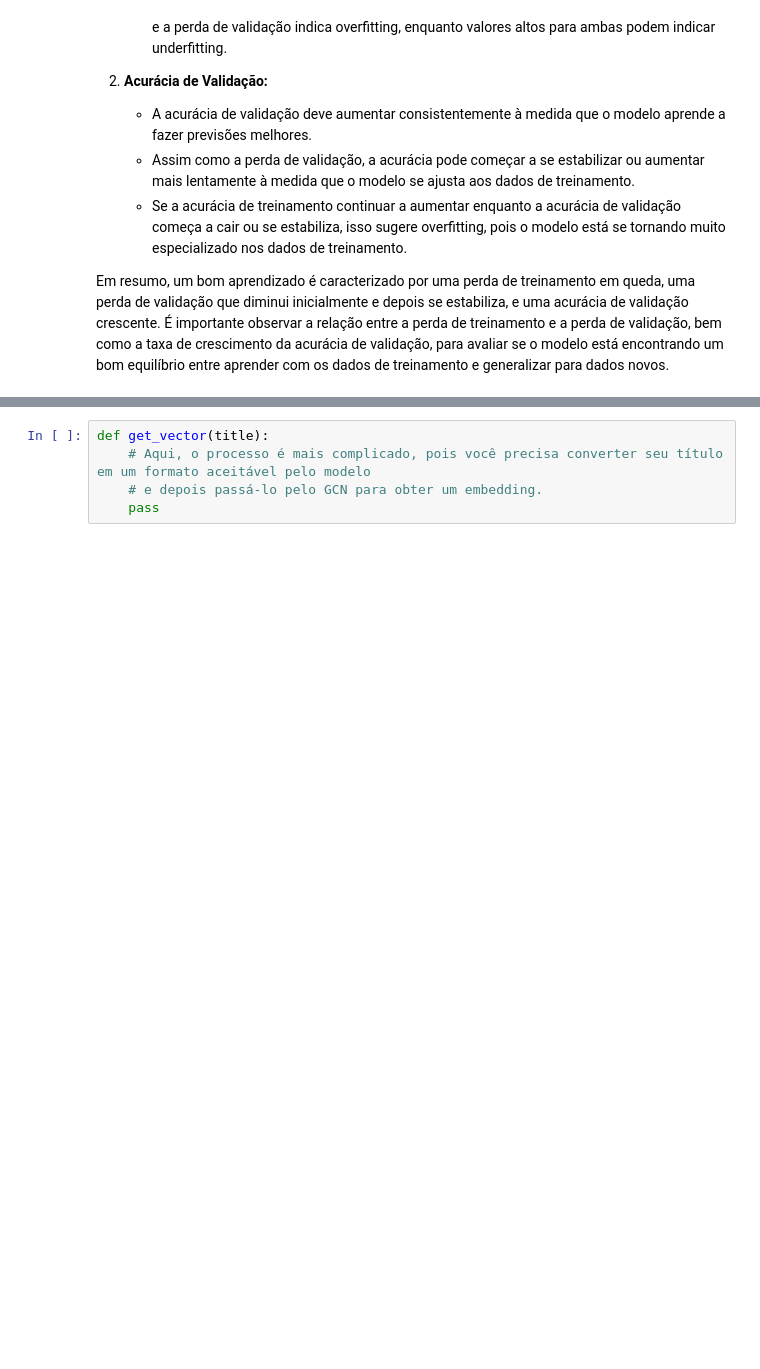
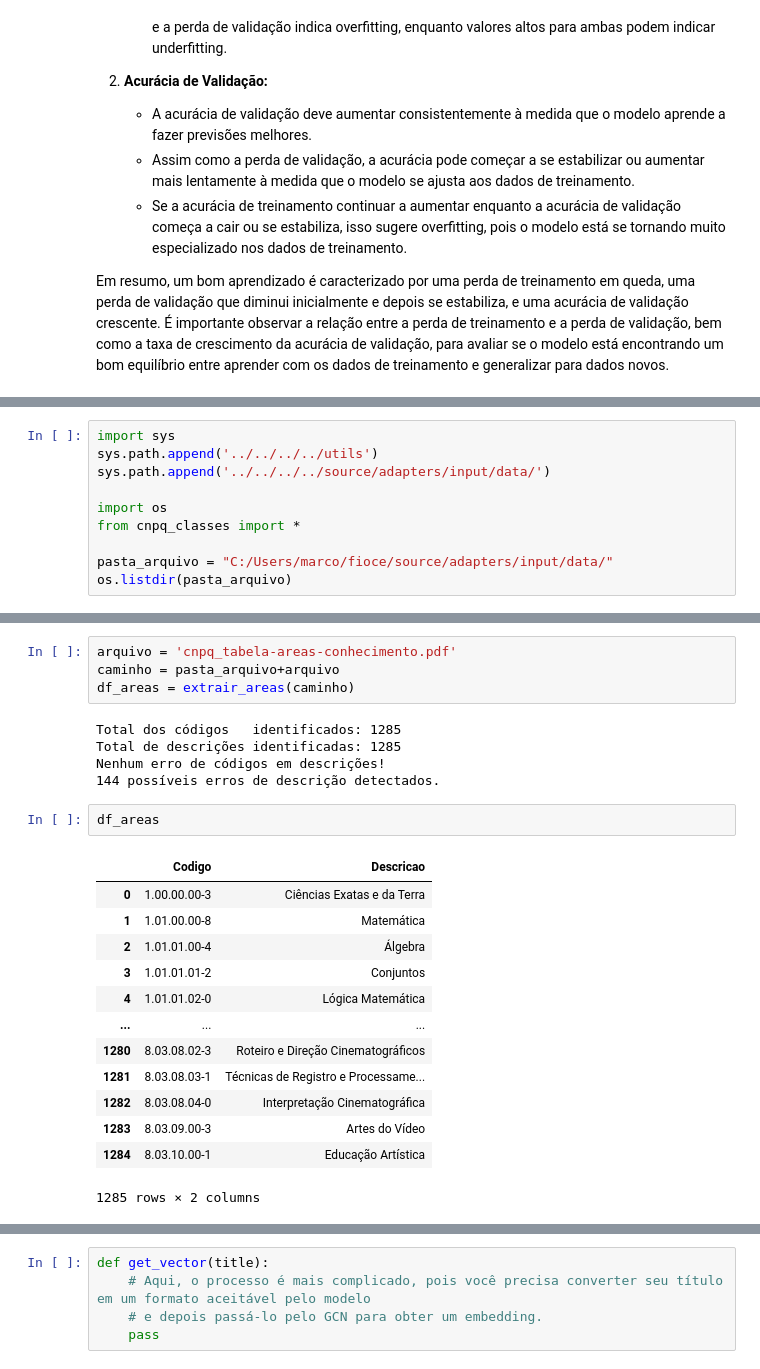
Before and after one commit to makaires77/fioce, a Jupyter notebook: source/adapters/input/jupyter_notebooks/publication_multiclass.ipynb, the cells around one changed output, grey strips where cells are left out. Cells and saved outputs as stored; diff of their text form; blank space fills up the shorter version.

```diff
--- a/source/adapters/input/jupyter_notebooks/publication_multiclass.ipynb
+++ b/source/adapters/input/jupyter_notebooks/publication_multiclass.ipynb
@@ -408,0 +380,10 @@ Em resumo, um bom aprendizado é caracterizado por uma perda de treinamento em q
+# %%
+import sys
+sys.path.append('../../../../utils')
+sys.path.append('../../../../source/adapters/input/data/')
+
+import os
+from cnpq_classes import *
+
+pasta_arquivo = "C:/Users/marco/fioce/source/adapters/input/data/"
+os.listdir(pasta_arquivo)
@@ -408,0 +399,25 @@ Em resumo, um bom aprendizado é caracterizado por uma perda de treinamento em q
+# %%
+arquivo = 'cnpq_tabela-areas-conhecimento.pdf'
+caminho = pasta_arquivo+arquivo
+df_areas = extrair_areas(caminho)
+# %% [output]
+Total dos códigos   identificados: 1285
+Total de descrições identificadas: 1285
+Nenhum erro de códigos em descrições!
+144 possíveis erros de descrição detectados.
+# %%
+df_areas
+# %% [output]
+|  | Codigo | Descricao |
+| 0 | 1.00.00.00-3 | Ciências Exatas e da Terra |
+| 1 | 1.01.00.00-8 | Matemática |
+| 2 | 1.01.01.00-4 | Álgebra |
+| 3 | 1.01.01.01-2 | Conjuntos |
+| 4 | 1.01.01.02-0 | Lógica Matemática |
+| ... | ... | ... |
+| 1280 | 8.03.08.02-3 | Roteiro e Direção Cinematográficos |
+| 1281 | 8.03.08.03-1 | Técnicas de Registro e Processame... |
+| 1282 | 8.03.08.04-0 | Interpretação Cinematográfica |
+| 1283 | 8.03.09.00-3 | Artes do Vídeo |
+| 1284 | 8.03.10.00-1 | Educação Artística |
+1285 rows × 2 columns
```
Also changed, not shown: parts of 31 cells of this notebook, 2 other files.
